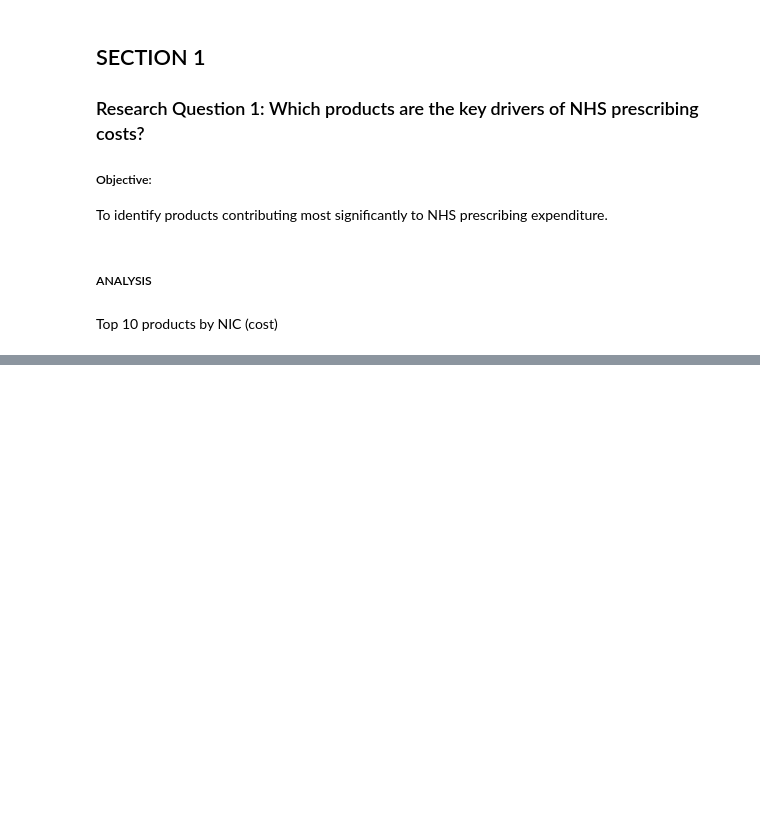
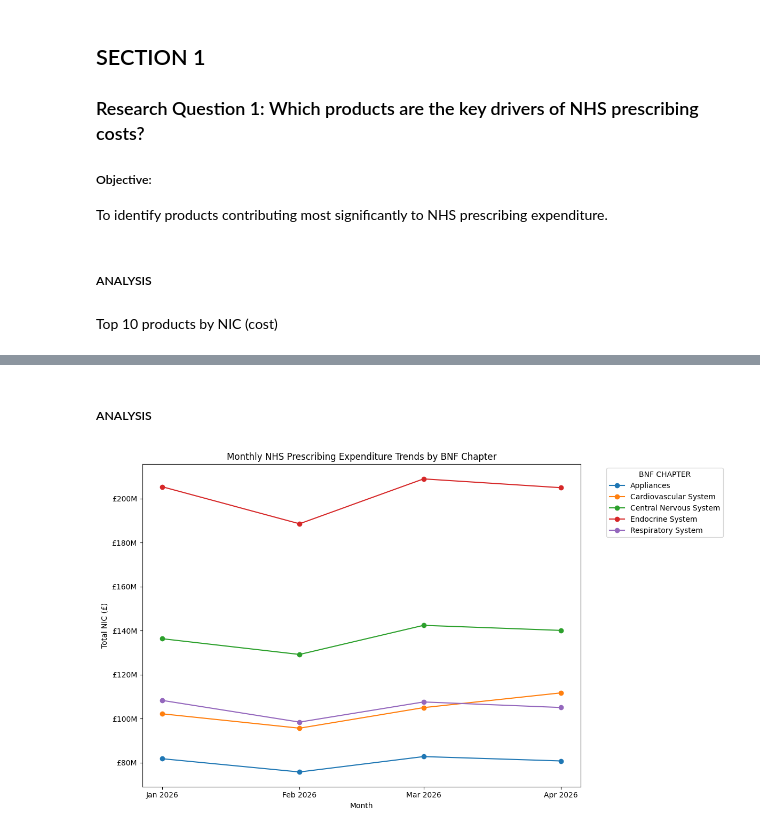
Before and after one commit to NaureenKhurram/NHS_Prescribing_RWE_Analysis, a Jupyter notebook: notebooks/04_Real_World_Evidence_Insights.ipynb, the cells around one changed output, grey strips where cells are left out. Cells and saved outputs as stored; diff of their text form; code cells hidden in the pictures; blank space fills up the shorter version.

```diff
--- a/notebooks/04_Real_World_Evidence_Insights.ipynb
+++ b/notebooks/04_Real_World_Evidence_Insights.ipynb
@@ -365,0 +233,33 @@ df_pca_complete.groupby("year_month")["items"].sum()
+# %% [markdown]
+##### ANALYSIS
+# %%
+# load the bnf chapter and date dataset
+
+monthly_data = pd.read_csv(Output_dir / "Temporal/monthly_chapter.csv")
+
+# filtering the data for top BNF chapters (from question 2)
+
+top_bnf_chapter = (
+                    monthly_data[monthly_data["bnf_chapter"].isin(top_5_chapters["bnf_chapter"])]
+                    .groupby(["date", "bnf_chapter"])["nic"]
+                    .sum()
+                    .reset_index()
+                    .sort_values("date")
+)
+
+# date column should be a date datatype
+top_bnf_chapter["date"] = pd.to_datetime(top_bnf_chapter["date"])
+
+# display the data as a line chart for each category
+pf.plot_line_categories(df = top_bnf_chapter,
+          category_col = "date",
+          value_col = "nic",
+          group_col = "bnf_chapter",
+          title = "Monthly NHS Prescribing Expenditure Trends by BNF Chapter",
+          xlabel = "Month",
+          ylabel = "Total NIC (£)",
+          isCurrency=True,
+          label_currency = "M"
+        )
+# %% [output]
+[figure, added]
```
Also changed, not shown: parts of 60 cells of this notebook.
